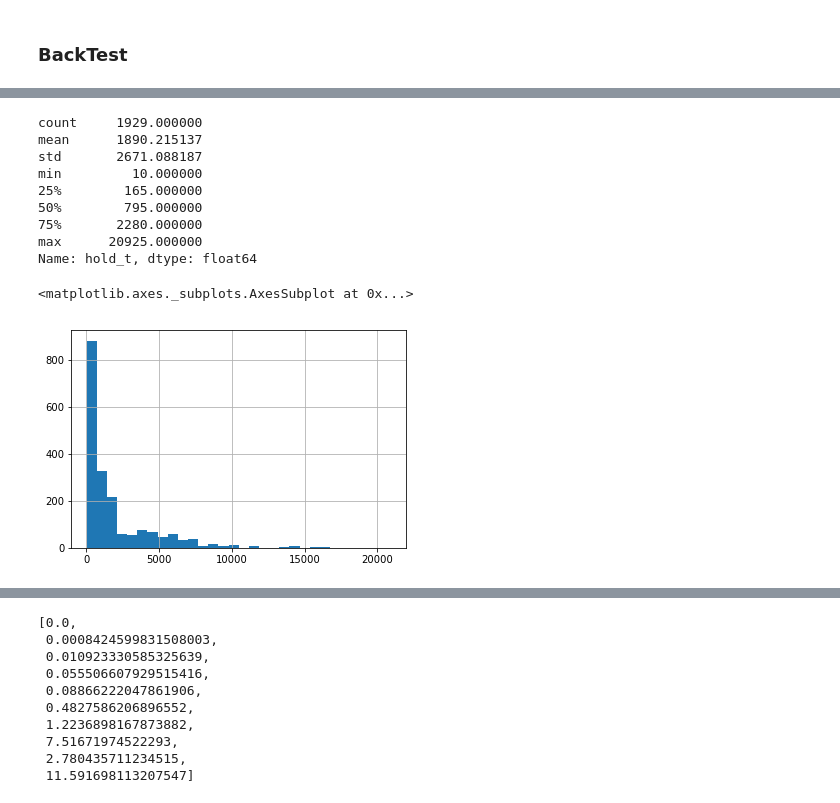
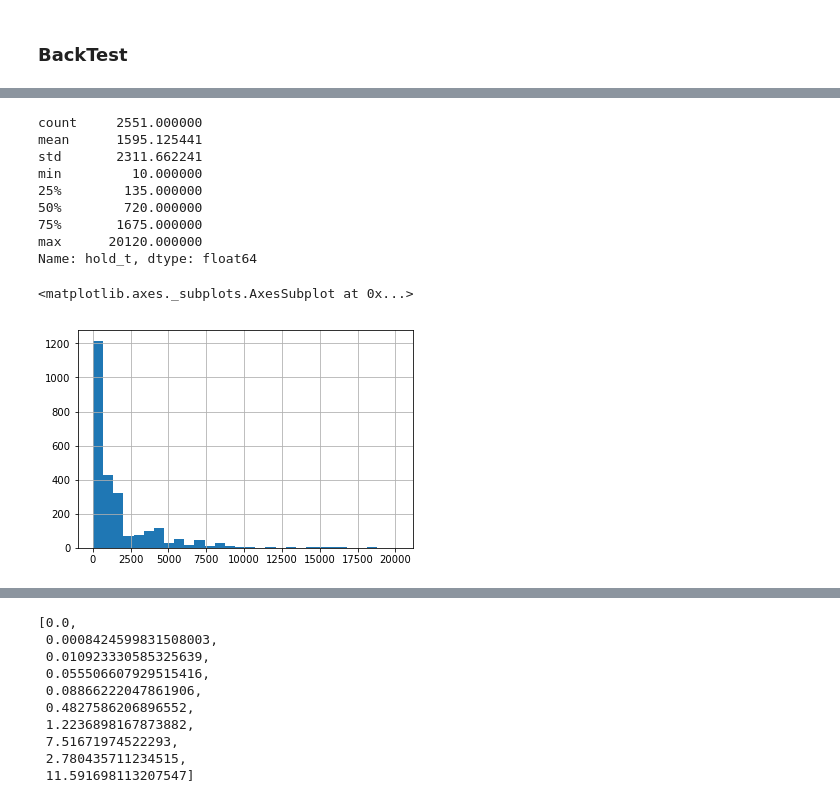
Before and after one commit to RichardS0268/Stock_cn_T0_Trend, a Jupyter notebook: CTA_data.ipynb, the cells around one changed output, grey strips where cells are left out. Cells and saved outputs as stored; diff of their text form; code cells hidden in the pictures.

```diff
--- a/CTA_data.ipynb
+++ b/CTA_data.ipynb
@@ -248,10 +251,10 @@ def Double_STD_trigger(stmp):
 # %%
 COM_5 =  Double_STD_trigger(COM_5)
 # %%
-BSM_EMA, SSM_EMA = EMA_filter()
-
-COM_5['trigger'].loc[(COM_5['DATE'].apply(lambda x: x in BSM_EMA)) & (COM_5['trigger']==1)] = 0.0
-COM_5['trigger'].loc[(COM_5['DATE'].apply(lambda x: x in SSM_EMA)) & (COM_5['trigger']==-1)] = 0.0
+if FILTER:
+    BSM_EMA, SSM_EMA = EMA_filter()
+    COM_5['trigger'].loc[(COM_5['DATE'].apply(lambda x: x in BSM_EMA)) & (COM_5['trigger']==1)] = 0.0
+    COM_5['trigger'].loc[(COM_5['DATE'].apply(lambda x: x in SSM_EMA)) & (COM_5['trigger']==-1)] = 0.0
 # %%
 COM_5['trigger'].loc[COM_5['trigger']!=0]
 # %% [output]
@@ -271,7 +274,7 @@ Name: trigger, Length: 1456, dtype: float64
 # %% [markdown]
 #### Simulation
 # %%
-TICK = 1.5
+TICK = commodities[scom]['mintick'] * 1.5
 # %%
 BUY_trigger_list = list(COM_5['trigger'].loc[COM_5['trigger']== 1].index)
 SELL_trigger_list = list(COM_5['trigger'].loc[COM_5['trigger']==-1].index)
@@ -392,7 +394,7 @@ for i in range(len(SELL_trigger_list)):
             loss_cut = COM_5.loc[observation_bar]['LB_S']
 
         if (COM_5['HIGH'].loc[observation_bar] >= loss_cut) or (COM_5['LOW'].loc[observation_bar] <= profit_cut):
-            close_bar = clock_rank[clock_rank.index(observation_bar)+1]
+            close_bar = clock_rank[min(clock_rank.index(observation_bar)+1,len(clock_rank)-1)]
             break
 
     close_price = COM_5['OPEN'].loc[close_bar] + TICK
@@ -570,22 +551,22 @@ plot_all(COM_5, '2010-01-20 09:10:00', '2010-02-03 09:40:00', False)
 # %%
-trading_log['hold_t'] = (trading_log['close_bar'].apply(lambda x: pd.to_datetime(x))-trading_log['open_bar'].apply(lambda x: pd.to_datetime(x))).apply(lambda x: x.total_seconds()/60)
+trading_log_all['hold_t'] = (trading_log_all['close_bar'].apply(lambda x: pd.to_datetime(x))-trading_log_all['open_bar'].apply(lambda x: pd.to_datetime(x))).apply(lambda x: x.total_seconds()/60)
 # %%
-trading_log['hold_t'].describe()
+trading_log_all['hold_t'].describe()
 # %% [output]
-count     1929.000000
-mean      1890.215137
-std       2671.088187
+count     2551.000000
+mean      1595.125441
+std       2311.662241
 min         10.000000
-25%        165.000000
-50%        795.000000
-75%       2280.000000
-max      20925.000000
+25%        135.000000
+50%        720.000000
+75%       1675.000000
+max      20120.000000
 Name: hold_t, dtype: float64
 # %%
-trading_log['hold_t'].hist(bins=30)
+trading_log_all['hold_t'].hist(bins=30)
 # %% [output]
 <matplotlib.axes._subplots.AxesSubplot at 0x...>
-[figure, old version]
+[figure, new version]
 # %%
 qc = 0
 GN = 10
```
Also changed, not shown: parts of 24 cells of this notebook, 25 other files.
